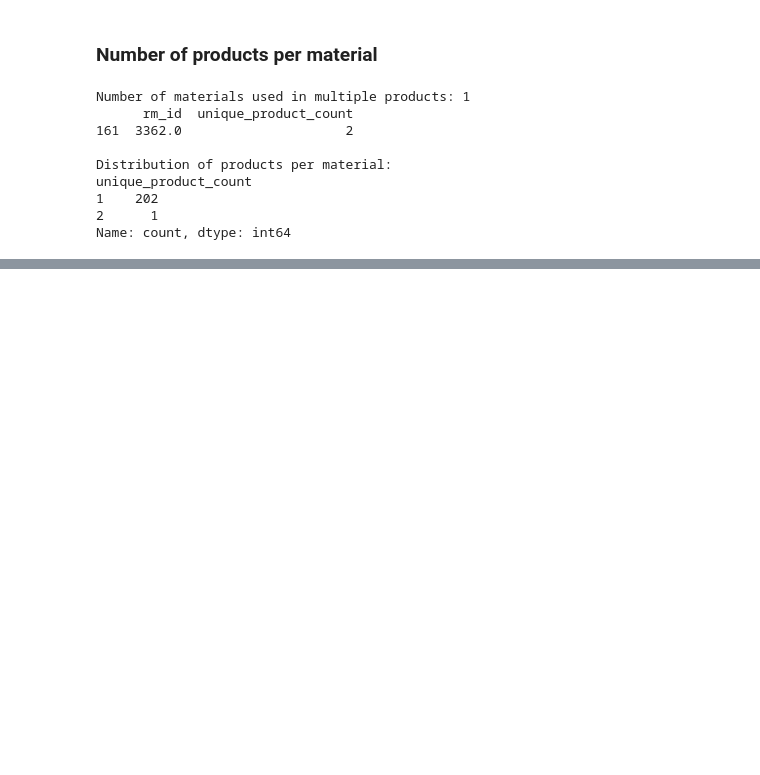
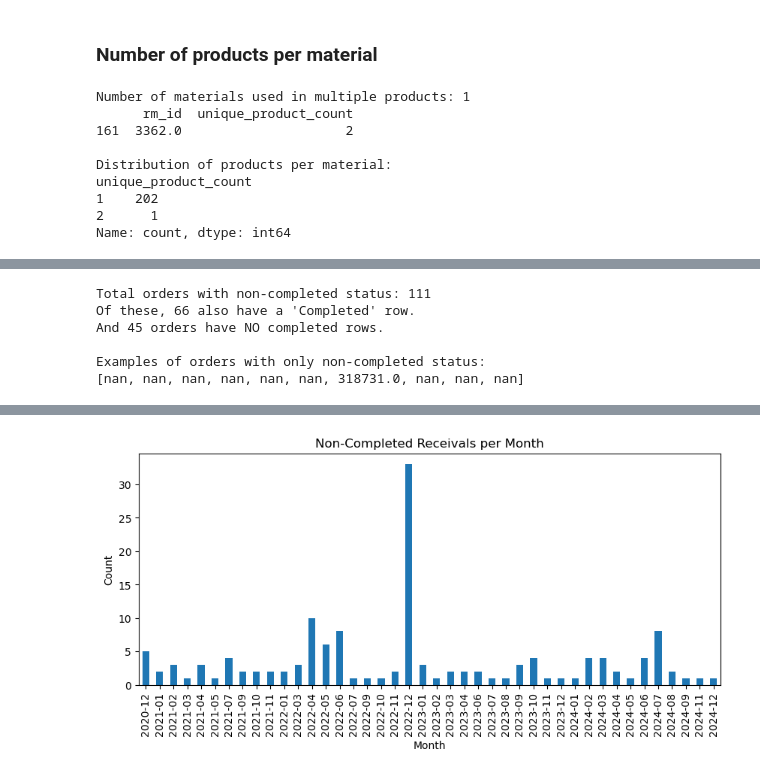
Before and after one commit to almaanthonisen/TDT4173-Machine-Learning, a Jupyter notebook: notebooks/dev/data_exploration.ipynb, the cells around one changed output, grey strips where cells are left out. Saved outputs shown, nothing was run; the diff lists cells and outputs as text; code cells hidden in the pictures; blank space fills up the shorter version.

```diff
--- a/notebooks/dev/data_exploration.ipynb
+++ b/notebooks/dev/data_exploration.ipynb
@@ -143,0 +162,48 @@ Name: count, dtype: int64
+# %%
+#Order and status: not-completed
+non_completed = receivals[receivals["receival_status"] != "Completed"]
+non_completed_orders = set(non_completed["purchase_order_id"])
+orders_with_completed = set(
+    receivals[receivals["receival_status"] == "Completed"]["purchase_order_id"]
+)
+
+overlap_orders = non_completed_orders & orders_with_completed
+only_non_completed_orders = non_completed_orders - orders_with_completed
+
+print(f"Total orders with non-completed status: {len(non_completed_orders)}")
+print(f"Of these, {len(overlap_orders)} also have a 'Completed' row.")
+print(f"And {len(only_non_completed_orders)} orders have NO completed rows.")
+print("\nExamples of orders with only non-completed status:")
+print(list(only_non_completed_orders)[:10])
+# %% [output]
+Total orders with non-completed status: 111
+Of these, 66 also have a 'Completed' row.
+And 45 orders have NO completed rows.
+
+Examples of orders with only non-completed status:
+[nan, nan, nan, nan, nan, nan, 318731.0, nan, nan, nan]
+# %%
+receivals["date_arrival"] = pd.to_datetime(
+    receivals["date_arrival"], errors="coerce", utc=True
+)
+# %%
+import matplotlib.pyplot as plt
+
+non_completed = receivals[receivals["receival_status"] != "Completed"].copy()
+
+non_completed["date_arrival"] = pd.to_datetime(non_completed["date_arrival"], errors="coerce")
+
+first_date = non_completed["date_arrival"].min()
+last_date = non_completed["date_arrival"].max()
+
+print(f"First date with non-completed status: {first_date}")
+print(f"Last date with non-completed status: {last_date}")
+
+non_completed_by_month = non_completed["date_arrival"].dt.to_period("M").value_counts().sort_index()
+
+non_completed_by_month.plot(kind="bar", figsize=(10,4))
+plt.title("Non-Completed Receivals per Month")
+plt.xlabel("Month")
+plt.ylabel("Count")
+plt.show()
+# %% [output]
@@ -143,0 +212 @@ Name: count, dtype: int64
+[figure, added]
```
Also changed, not shown: parts of 7 cells of this notebook.
